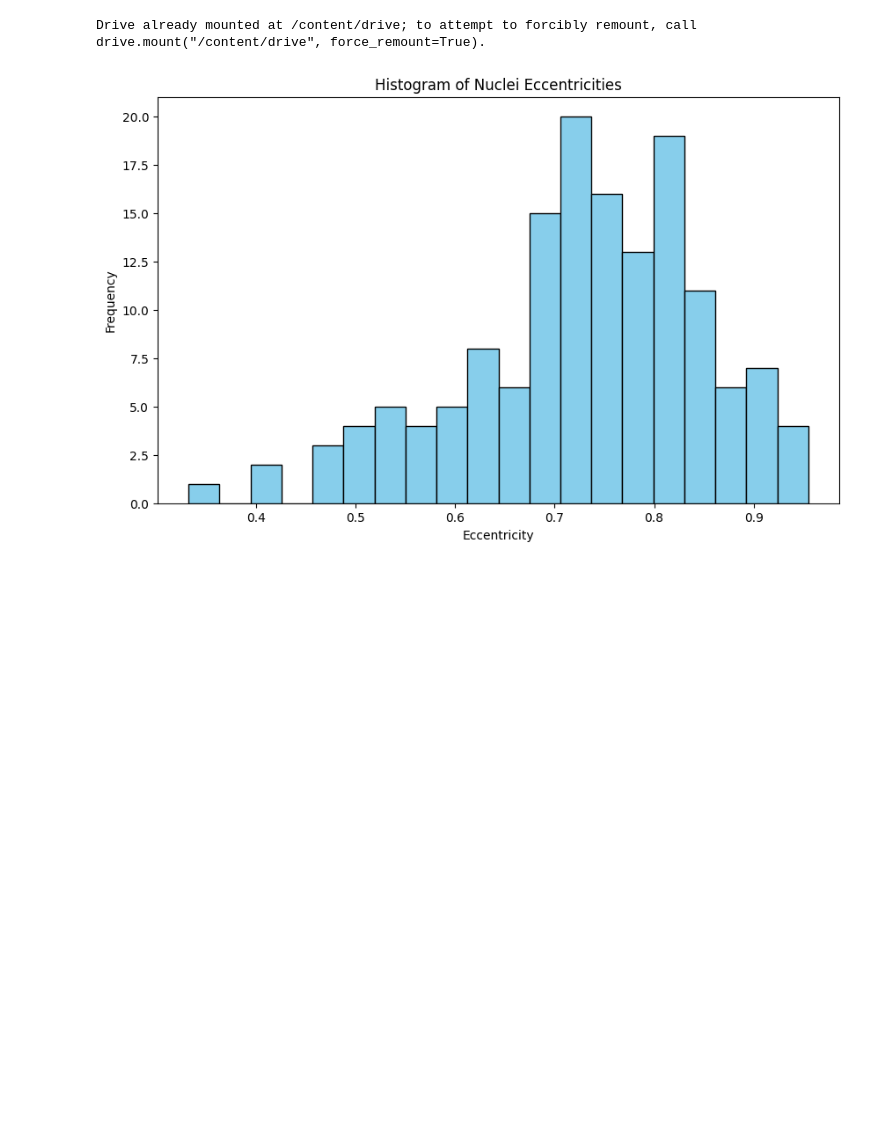
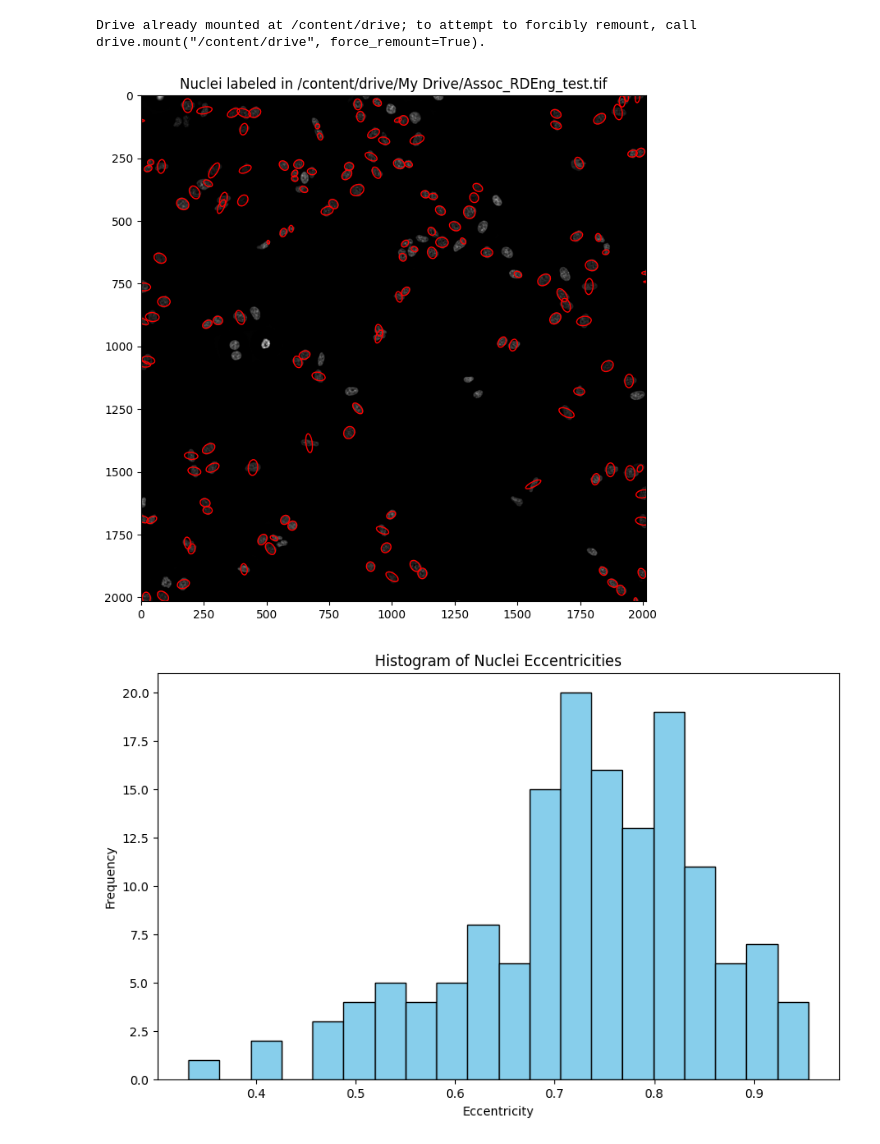
Before and after one commit to rishika-v/CZ_takehome, a Jupyter notebook: cz_ex3.ipynb, the cells around one changed output. Cells and saved outputs as stored; diff of their text form; code cells hidden in the pictures; blank space fills up the shorter version.

```diff
--- a/cz_ex3.ipynb
+++ b/cz_ex3.ipynb
@@ -69,6 +69,42 @@ for path in file_paths:
         # https://en.wikipedia.org/wiki/Eccentricity_(mathematics)#Ellipses
         eccentricity = np.sqrt(1 - (b**2 / a**2))
         all_eccentricities.append(eccentricity)
+# %%
+from matplotlib.patches import Ellipse
+
+for path in file_paths:
+    # Read the image as a grayscale 2D array using OpenCV
+    image = cv2.imread(path, cv2.IMREAD_GRAYSCALE)
+
+    # Perform the segmentation using Cellpose
+    masks, flows, styles, diams = model.eval(image, diameter=None, channels=[0,0])
+
+    # Create a figure and axis to plot the image
+    fig, ax = plt.subplots(1, figsize=(8, 8))
+    ax.imshow(image, cmap='gray')  # Display the image
+
+    # Overlay ellipses on the original image for each region (nucleus)
+    for region in regionprops(masks):
+        if region.label == 0:  # Skip the background
+            continue
+
+        # For each region (nucleus), get the center, length of semi-major and semi-minor axes, and the orientation
+        y0, x0 = region.centroid
+        a = region.major_axis_length / 2
+        b = region.minor_axis_length / 2
+        orientation = region.orientation
+
+        # Add an ellipse to the plot
+        ellipse = Ellipse((x0, y0), 2*a, 2*b, angle=np.degrees(orientation), edgecolor='red', facecolor='none')
+        ax.add_patch(ellipse)
+
+    # Set the axis limits and show the plot
+    ax.set_xlim(0, image.shape[1])
+    ax.set_ylim(image.shape[0], 0)  # Images have the origin at the top-left corner, so invert the y-axis
+    plt.title(f'Nuclei labeled in {path}')
+    plt.show()
+# %% [output]
+[figure, added]
 # %%
 # Plotting the histogram of eccentricities
 plt.figure(figsize=(10, 6))
```
